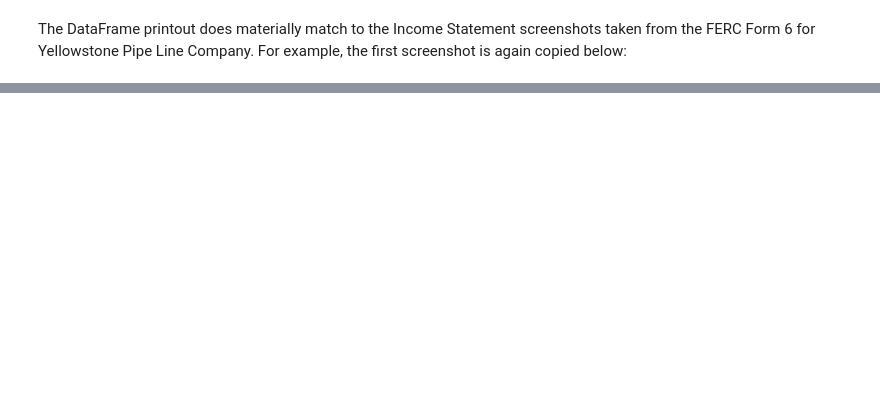
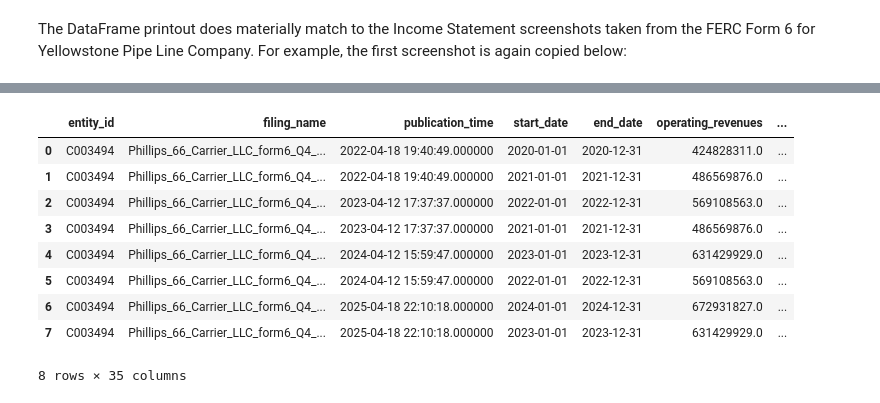
Before and after one commit to DougRoehm/pudl-ferc-data-extract, a Jupyter notebook: ferc6_ypl.ipynb, the cells around one changed output, grey strips where cells are left out. Cells and saved outputs as stored; diff of their text form; code cells hidden in the pictures; blank space fills up the shorter version.

```diff
--- a/ferc6_ypl.ipynb
+++ b/ferc6_ypl.ipynb
@@ -195,0 +340,21 @@ conn.close()
+# %%
+# Assign additional entity_id's to variables
+id_p66_carrier = 'C003494'
+id_p66_pieline = 'C003013'
+# %%
+# Extract additional income statements using entitiy_id's
+df_p66_carrier = get_income_statement(db_file, sql_query, id_p66_carrier)
+df_p66_pipeline = get_income_statement(db_file, sql_query, id_p66_pieline)
+# %%
+df_p66_carrier
+# %% [output]
+|  | entity_id | filing_name | publication_time | start_date | end_date | operating_revenues | ... |
+| 0 | C003494 | Phillips_66_Carrier_LLC_form6_Q4_... | 2022-04-18 19:40:49.000000 | 2020-01-01 | 2020-12-31 | 424828311.0 | ... |
+| 1 | C003494 | Phillips_66_Carrier_LLC_form6_Q4_... | 2022-04-18 19:40:49.000000 | 2021-01-01 | 2021-12-31 | 486569876.0 | ... |
+| 2 | C003494 | Phillips_66_Carrier_LLC_form6_Q4_... | 2023-04-12 17:37:37.000000 | 2022-01-01 | 2022-12-31 | 569108563.0 | ... |
+| 3 | C003494 | Phillips_66_Carrier_LLC_form6_Q4_... | 2023-04-12 17:37:37.000000 | 2021-01-01 | 2021-12-31 | 486569876.0 | ... |
+| 4 | C003494 | Phillips_66_Carrier_LLC_form6_Q4_... | 2024-04-12 15:59:47.000000 | 2023-01-01 | 2023-12-31 | 631429929.0 | ... |
+| 5 | C003494 | Phillips_66_Carrier_LLC_form6_Q4_... | 2024-04-12 15:59:47.000000 | 2022-01-01 | 2022-12-31 | 569108563.0 | ... |
+| 6 | C003494 | Phillips_66_Carrier_LLC_form6_Q4_... | 2025-04-18 22:10:18.000000 | 2024-01-01 | 2024-12-31 | 672931827.0 | ... |
+| 7 | C003494 | Phillips_66_Carrier_LLC_form6_Q4_... | 2025-04-18 22:10:18.000000 | 2023-01-01 | 2023-12-31 | 631429929.0 | ... |
+8 rows × 35 columns
```
Also changed, not shown: parts of 25 cells of this notebook.
